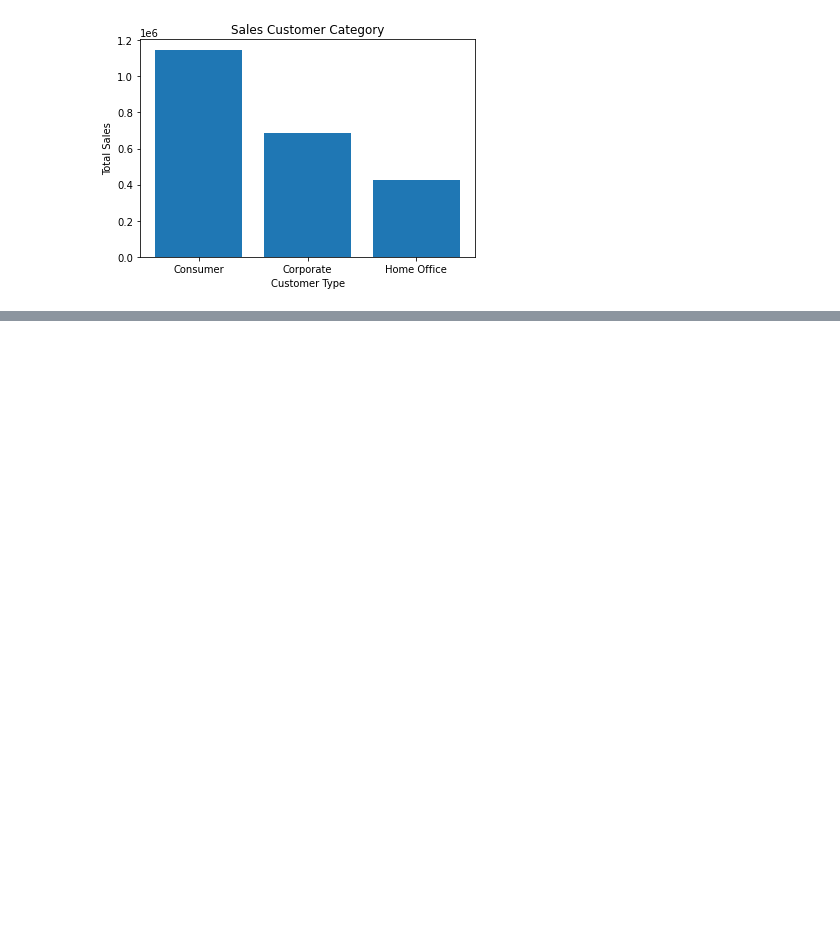
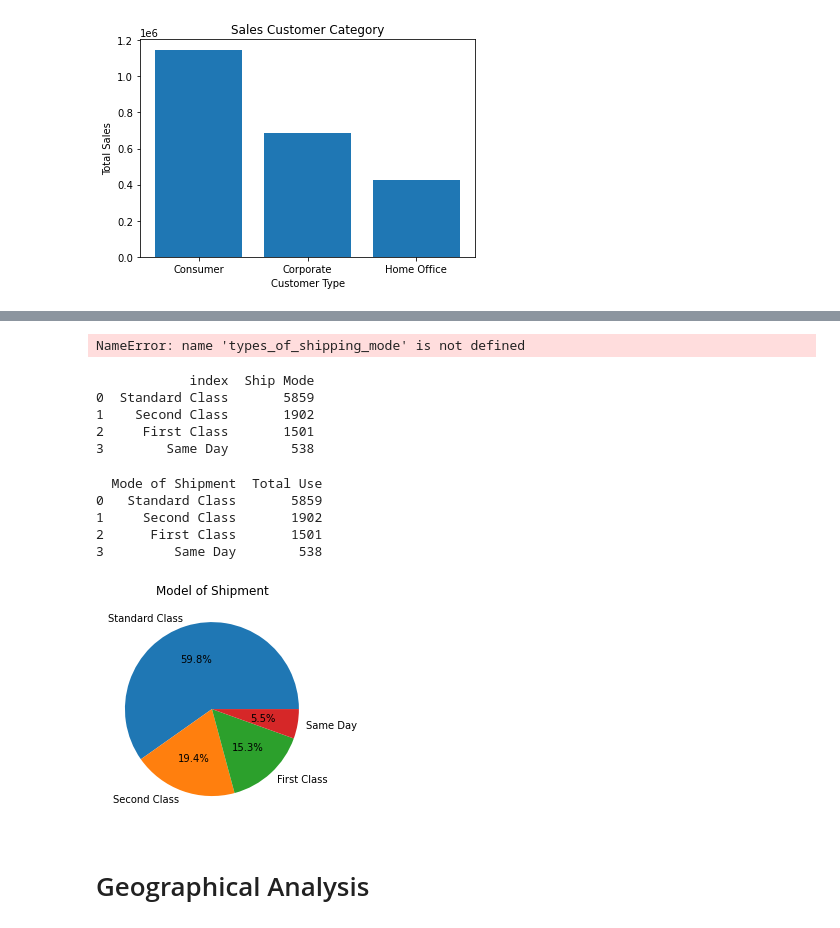
Before and after one commit to FatimaAliyeva01/Data-Analysis-with-Python, a Jupyter notebook: Superstore Sales Analysis.ipynb, the cells around one changed output, grey strips where cells are left out. Drawn from its saved outputs; the diff is of its cells as text; code cells hidden in the pictures; blank space fills up the shorter version.

```diff
--- a/Superstore Sales Analysis.ipynb
+++ b/Superstore Sales Analysis.ipynb
@@ -168,0 +277,31 @@ plt.show()
+# %%
+types_of_shippig_mode=df['Ship Mode'].unique()
+print(types_of_shipping_mode)
+# %% [output]
+NameError: name 'types_of_shipping_mode' is not defined
+# %%
+shipping_mode=df['Ship Mode'].value_counts().reset_index()
+print(shipping_mode)
+# %% [output]
+            index  Ship Mode
+0  Standard Class       5859
+1    Second Class       1902
+2     First Class       1501
+3        Same Day        538
+# %%
+shipping_mode=shipping_mode.rename(columns={'index':'Mode of Shipment','Ship Mode':'Total Use'})
+print(shipping_mode)
+# %% [output]
+  Mode of Shipment  Total Use
+0   Standard Class       5859
+1     Second Class       1902
+2      First Class       1501
+3         Same Day        538
+# %%
+plt.pie(shipping_mode['Total Use'],labels=shipping_mode['Mode of Shipment'],autopct='%1.1f%%')
+plt.title('Model of Shipment')
+plt.show()
+# %% [output]
+[figure, added]
+# %% [markdown]
+# Geographical Analysis
```
Also changed, not shown: parts of 45 cells of this notebook.
